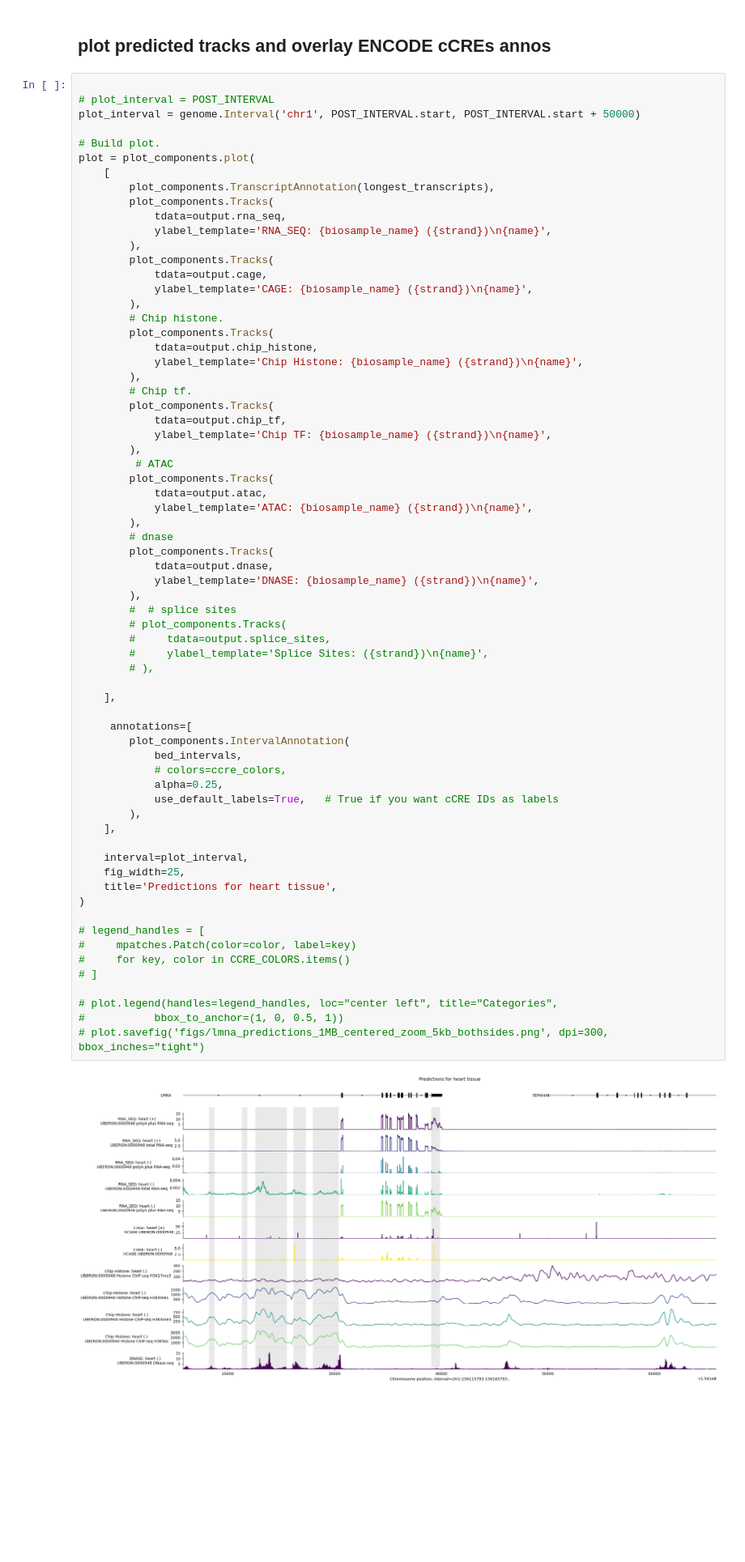
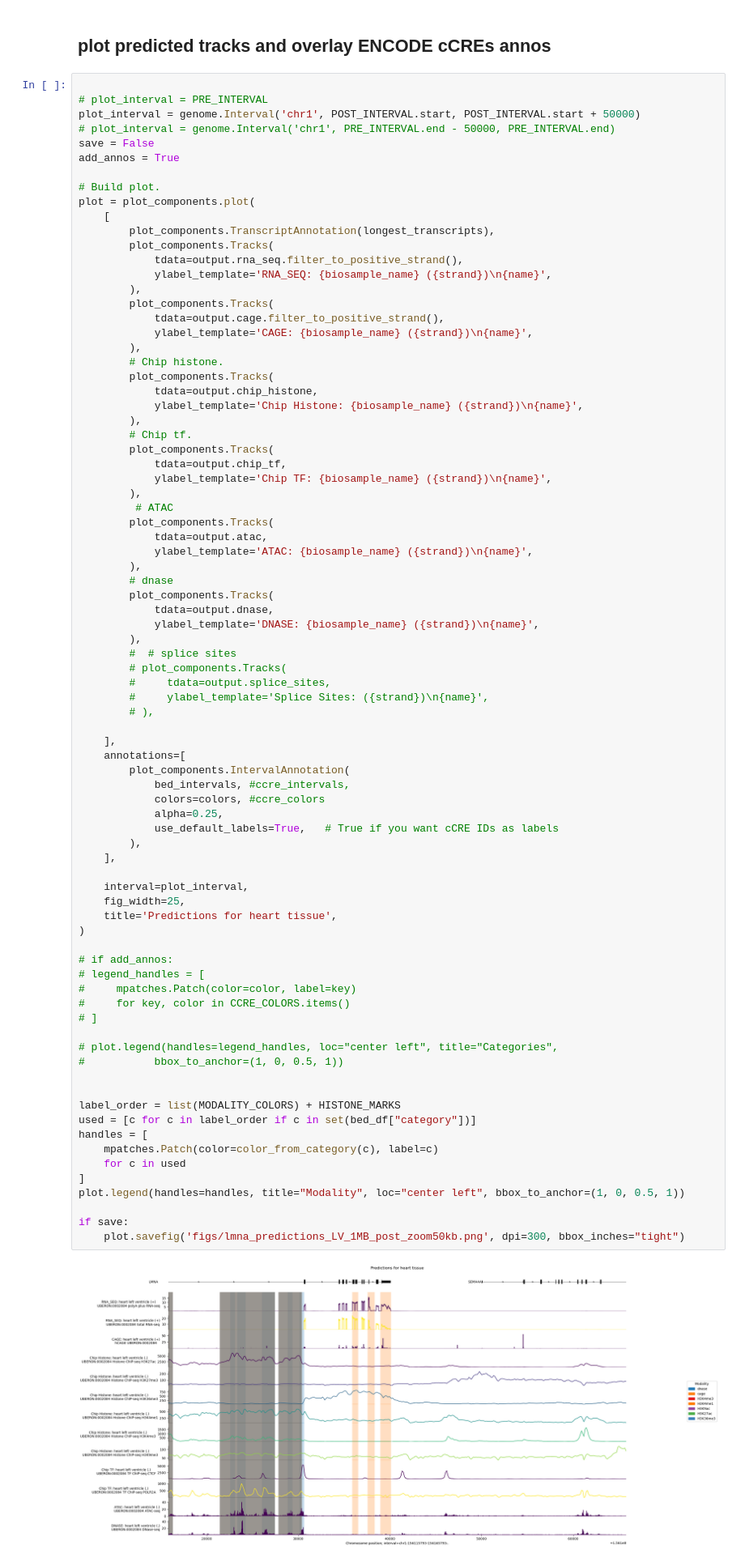
Before and after one commit to cralbers/variant-effects, a Jupyter notebook: osc/predict_reg_regions_osc.ipynb, the cells around one changed output. Shown at 81% size. Drawn from its saved outputs; the diff is of its cells as text; blank space fills up the shorter version.

```diff
--- a/osc/predict_reg_regions_osc.ipynb
+++ b/osc/predict_reg_regions_osc.ipynb
@@ -224,19 +272,22 @@ loaded 32 intervals from bed file
 ## plot predicted tracks and overlay ENCODE cCREs annos
 # %%
 
-# plot_interval = POST_INTERVAL
+# plot_interval = PRE_INTERVAL
 plot_interval = genome.Interval('chr1', POST_INTERVAL.start, POST_INTERVAL.start + 50000)
+# plot_interval = genome.Interval('chr1', PRE_INTERVAL.end - 50000, PRE_INTERVAL.end)
+save = False
+add_annos = True
 
 # Build plot.
 plot = plot_components.plot(
     [
         plot_components.TranscriptAnnotation(longest_transcripts),
         plot_components.Tracks(
-            tdata=output.rna_seq,
+            tdata=output.rna_seq.filter_to_positive_strand(),
             ylabel_template='RNA_SEQ: {biosample_name} ({strand})\n{name}',
         ),
         plot_components.Tracks(
-            tdata=output.cage,
+            tdata=output.cage.filter_to_positive_strand(),
             ylabel_template='CAGE: {biosample_name} ({strand})\n{name}',
         ),
         # Chip histone.
@@ -258,39 +309,50 @@ plot = plot_components.plot(
         plot_components.Tracks(
             tdata=output.dnase,
             ylabel_template='DNASE: {biosample_name} ({strand})\n{name}',
         ),
         #  # splice sites
         # plot_components.Tracks(
         #     tdata=output.splice_sites,
         #     ylabel_template='Splice Sites: ({strand})\n{name}',
         # ),
 
     ],
-
-     annotations=[
+    annotations=[
         plot_components.IntervalAnnotation(
-            bed_intervals,
-            # colors=ccre_colors,
+            bed_intervals, #ccre_intervals,
+            colors=colors, #ccre_colors
             alpha=0.25,
             use_default_labels=True,   # True if you want cCRE IDs as labels
         ),
     ],
 
     interval=plot_interval,
     fig_width=25,
     title='Predictions for heart tissue',
 )
 
+# if add_annos:
 # legend_handles = [
 #     mpatches.Patch(color=color, label=key)
 #     for key, color in CCRE_COLORS.items()
 # ]
 
 # plot.legend(handles=legend_handles, loc="center left", title="Categories",
 #           bbox_to_anchor=(1, 0, 0.5, 1))
-# plot.savefig('figs/lmna_predictions_1MB_centered_zoom_5kb_bothsides.png', dpi=300, bbox_inches="tight")
+
+
+label_order = list(MODALITY_COLORS) + HISTONE_MARKS
+used = [c for c in label_order if c in set(bed_df["category"])]
+handles = [
+    mpatches.Patch(color=color_from_category(c), label=c)
+    for c in used
+]
+plot.legend(handles=handles, title="Modality", loc="center left", bbox_to_anchor=(1, 0, 0.5, 1))
+
+if save:
+    plot.savefig('figs/lmna_predictions_LV_1MB_post_zoom50kb.png', dpi=300, bbox_inches="tight")
 # %% [output]
-[figure, old version]
+[figure, new version]
 # %%
 # plot = plot_components.plot(
 #     [
```
Also changed, not shown: parts of 12 cells of this notebook, 14 other files.
